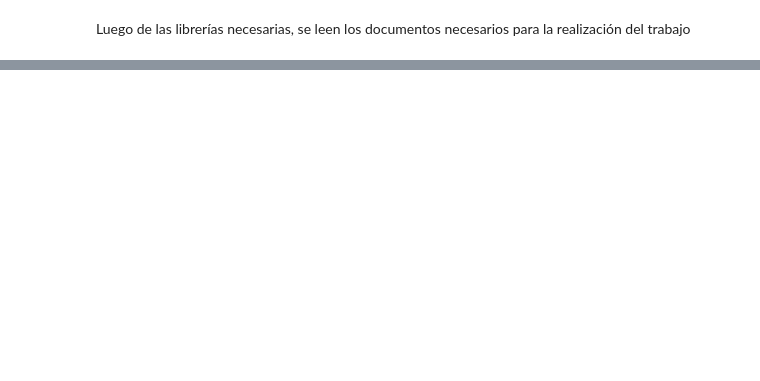
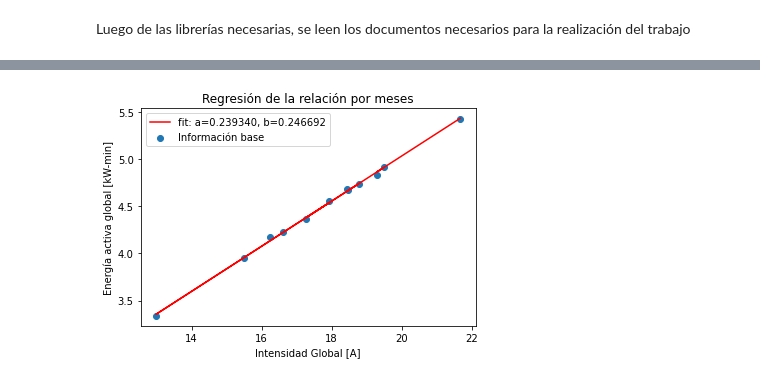
Before and after one commit to DavidSMerchan/TareaFinalHerramientas, a Jupyter notebook: Untitled1.ipynb, the cells around one changed output, grey strips where cells are left out. Saved outputs shown, nothing was run; the diff lists cells and outputs as text; code cells hidden in the pictures; blank space fills up the shorter version.

```diff
--- a/Untitled1.ipynb
+++ b/Untitled1.ipynb
@@ -25,0 +166,12 @@ FileNotFoundError: [Errno 2] No such file or directory: '../data/Global_active_p
+# %%
+# Se genera la gráfica de la relación en intervalos de meses.
+plt.figure(figsize=(6,4))
+plt.plot(Meses["Global_active_power"], Lineal1(Meses["Global_active_power"], *poptmes), 'r-', label = 'fit: a=%6.6f, b=%6.6f' % tuple(poptmes))
+plt.scatter(Meses["Global_active_power"], Meses["Global_intensity"], label = "Información base")
+plt.title("Regresión de la relación por meses")
+plt.xlabel('Intensidad Global [A]')
+plt.ylabel('Energía activa global [kW-min]')
+plt.legend()
+plt.show()
+# %% [output]
+[figure, added]
```
Also changed, not shown: parts of 24 cells of this notebook, 5 other files.
